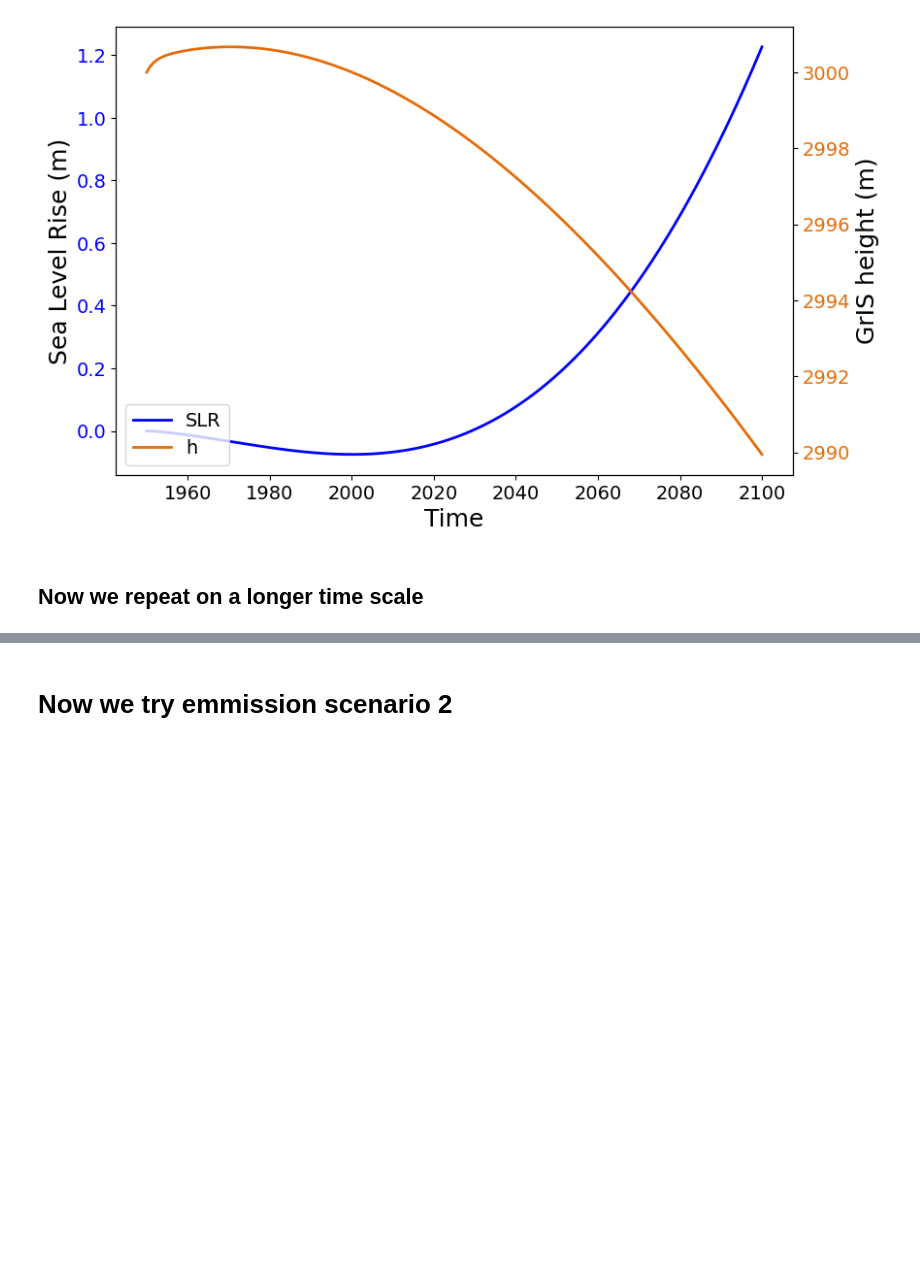
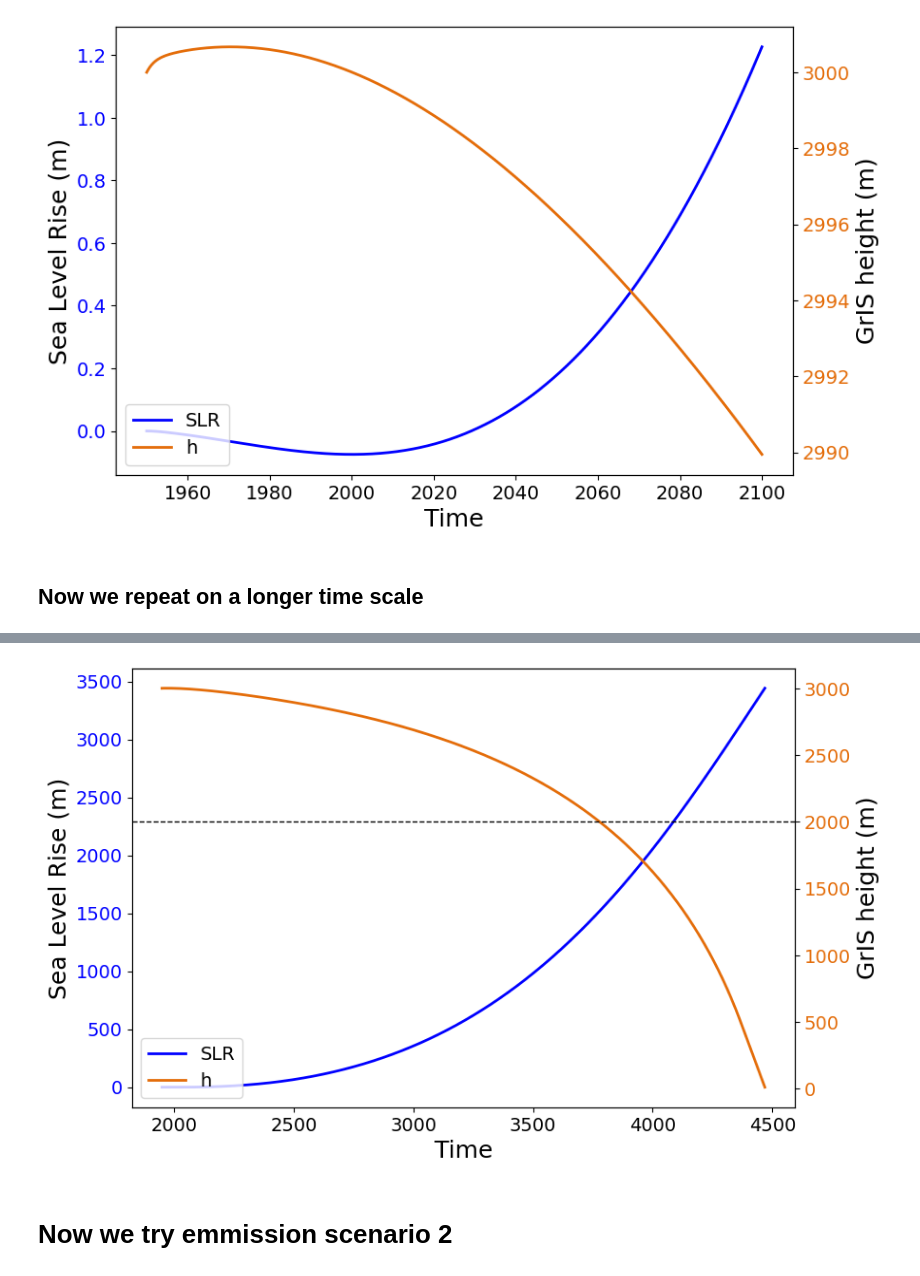
Before and after one commit to Sez26/MMSD, a Jupyter notebook: Question2/TipPoint_06.ipynb, the cells around one changed output, grey strips where cells are left out. Saved outputs shown, nothing was run; the diff lists cells and outputs as text; code cells hidden in the pictures; blank space fills up the shorter version.

```diff
--- a/Question2/TipPoint_06.ipynb
+++ b/Question2/TipPoint_06.ipynb
@@ -216,3 +240,30 @@ Text(0, 0.5, 'State Variables')
+# %%
+# Plot the results
+fig1, ax1 = plt.subplots(figsize=(9, 6))
+
+ax1.plot(sol_5000_lin.t, sol_5000_lin.y[4], label="SLR", color="blue", linewidth = 2)
+ax2 = ax1.twinx()
+ax2.plot(sol_5000_lin.t, sol_5000_lin.y[3], label="h", color="#e46d0a", linewidth = 2)
+ax2.axhline(params["h_f"], color='black', linewidth=1, linestyle='dashed')
+
+
+ax1.set_xlabel("Time", fontdict={'fontsize':18})
+ax1.set_ylabel("Sea Level Rise (m)", fontdict={'fontsize':18})
+ax1.tick_params(axis="y", labelcolor="blue", labelsize=14)
+ax1.tick_params(axis="x", labelsize=14)
+ax2.set_ylabel("GrIS height (m)", fontdict={'fontsize':18})
+ax2.tick_params(axis="y", labelcolor="#e46d0a", labelsize=14)
+
+# Collect all handles and labels
+handles, labels = ax1.get_legend_handles_labels()  # Get bar chart legends
+handles2, labels2 = ax2.get_legend_handles_labels()  # Get line plot legend
+all_handles = handles + handles2
+all_labels = labels + labels2
+# Create a single combined legend in the upper left
+ax1.legend(all_handles, all_labels, loc="lower left", fontsize=14)
+plt.show()
+# %% [output]
+[figure, added]
 # %% [markdown]
 # Now we try emmission scenario 2
 # %%
```
Also changed, not shown: parts of 3 cells of this notebook, 1 other file.
